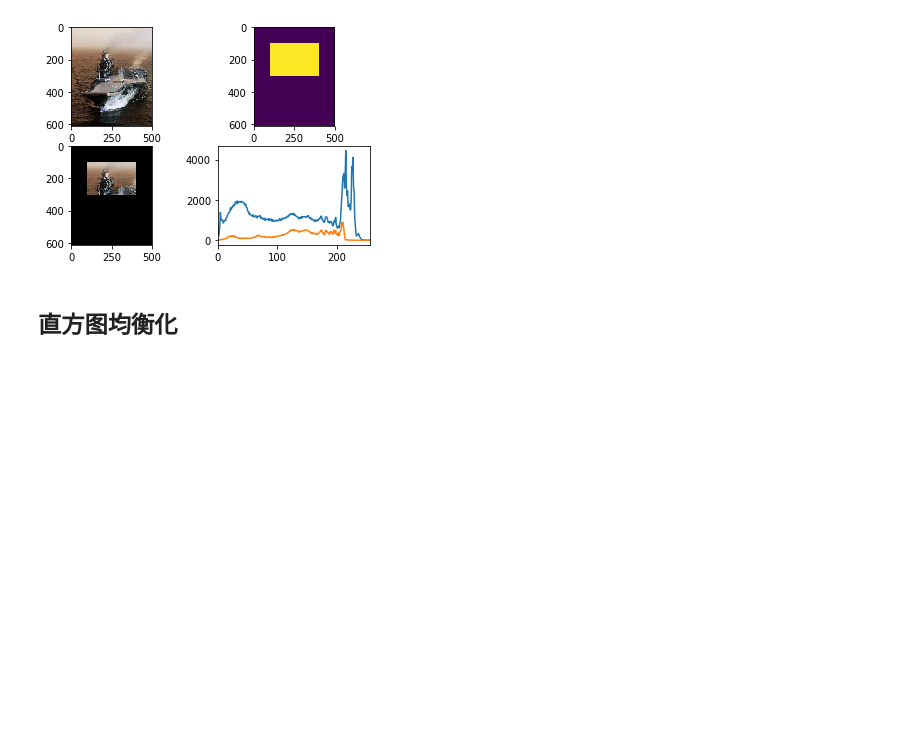
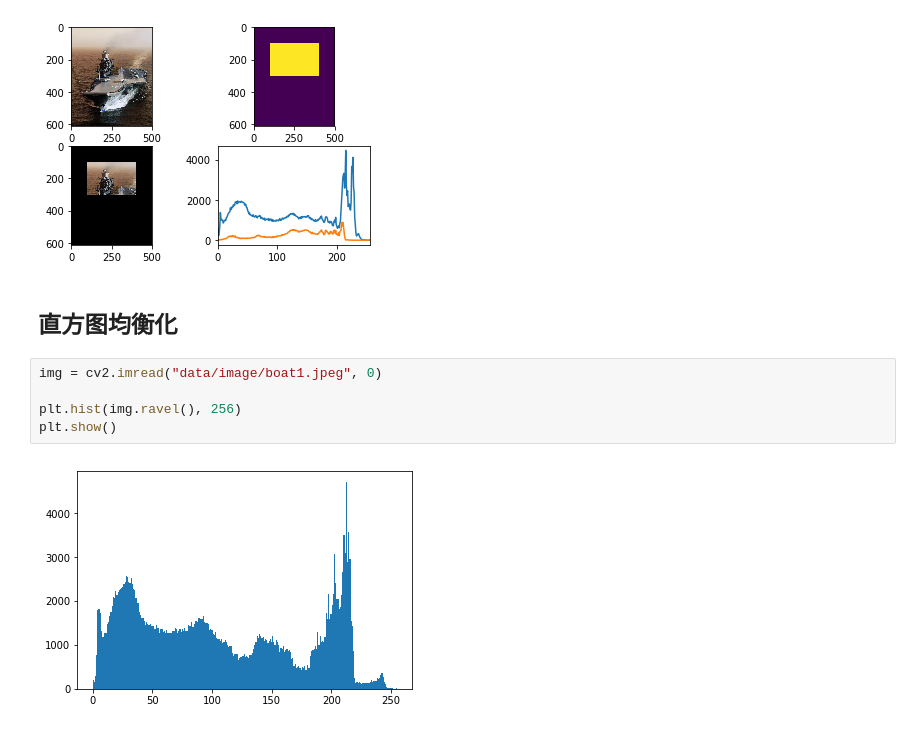
Before and after one commit to GodWriter/OpenCV, a Jupyter notebook: 20200622-直方图与傅里叶变换.ipynb, the cells around one changed output. Drawn from its saved outputs; the diff is of its cells as text; blank space fills up the shorter version.

```diff
--- a/20200622-直方图与傅里叶变换.ipynb
+++ b/20200622-直方图与傅里叶变换.ipynb
@@ -69,3 +69,10 @@ plt.show()
 [figure]
 # %% [markdown]
 ## 直方图均衡化
+# %%
+img = cv2.imread("data/image/boat1.jpeg", 0)
+
+plt.hist(img.ravel(), 256)
+plt.show()
+# %% [output]
+[figure, added]
```
Also changed, not shown: parts of 11 cells of this notebook.
